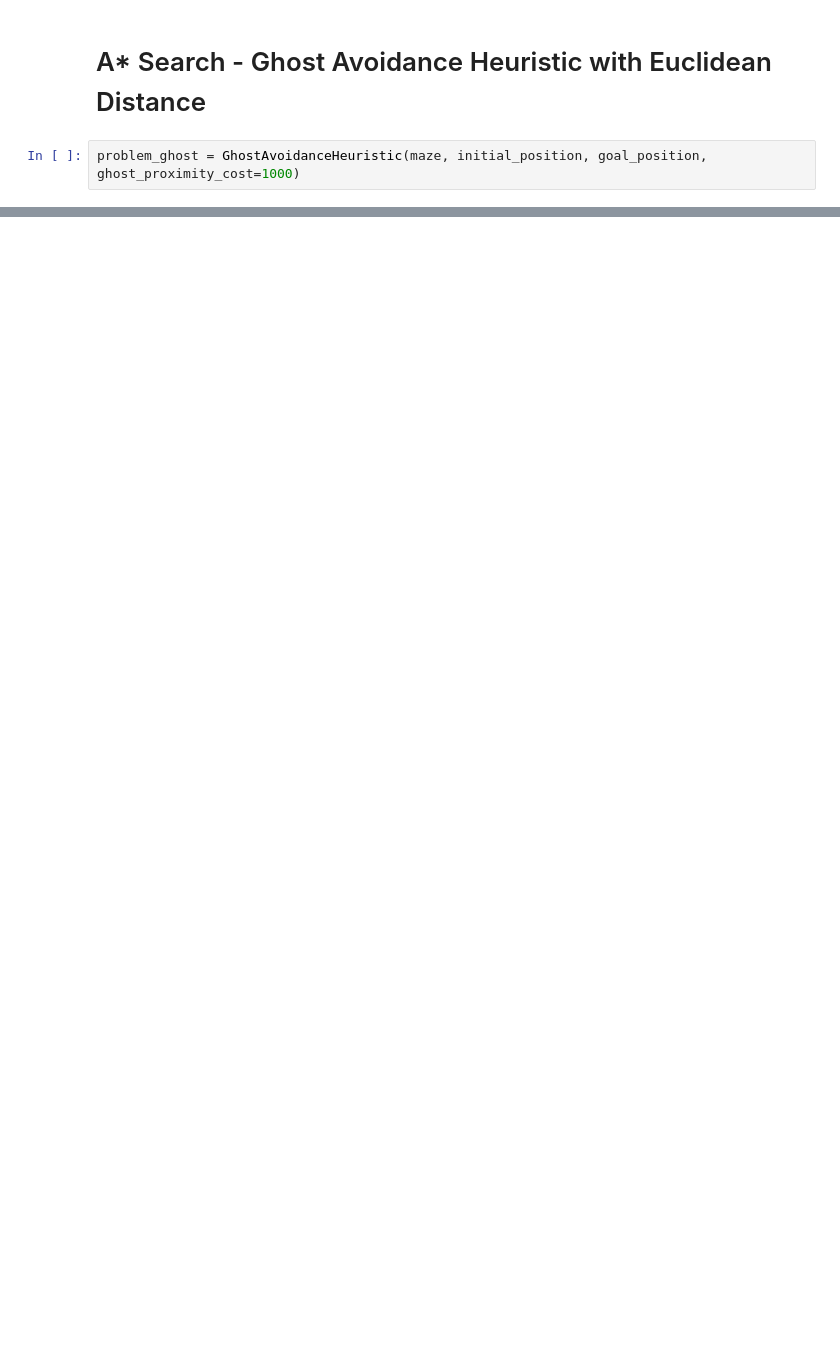
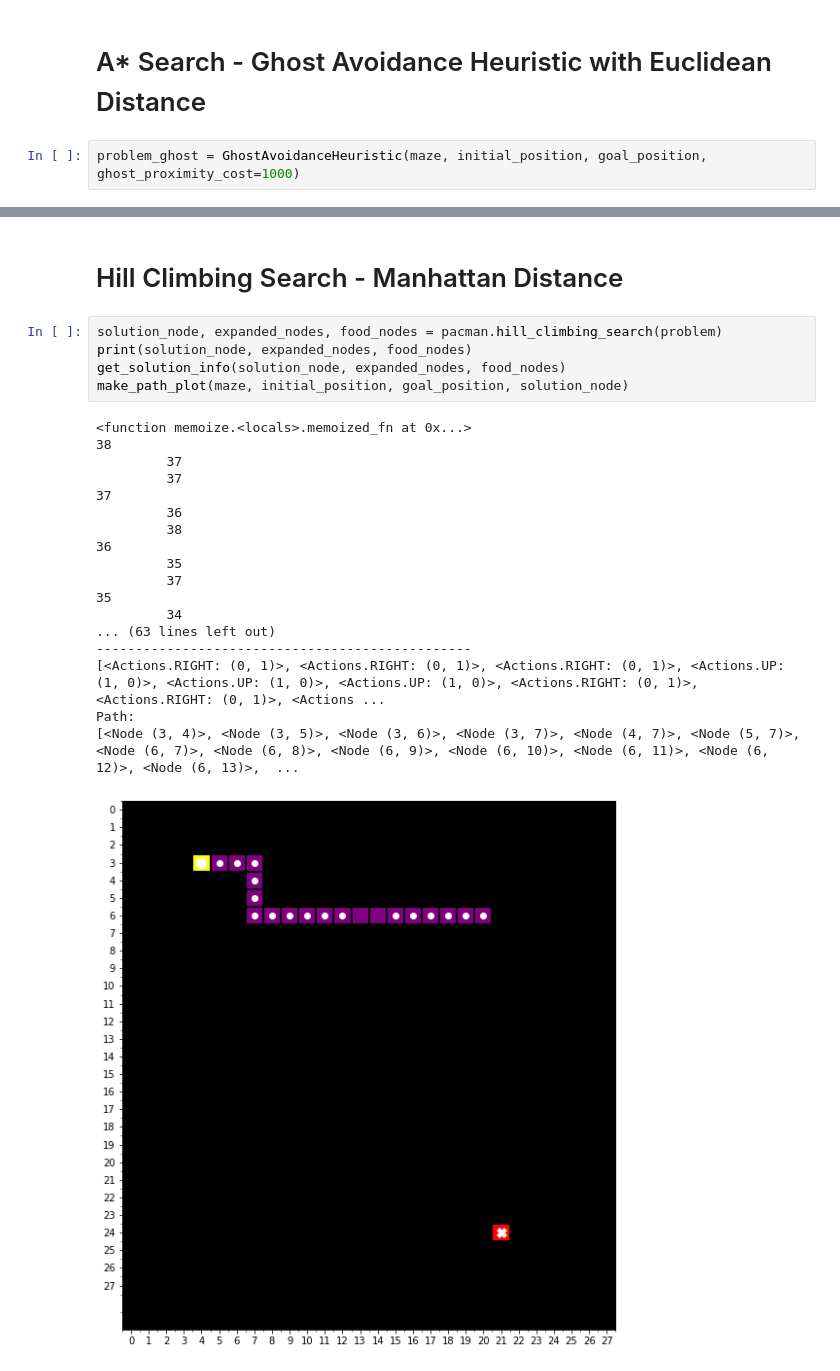
Before and after one commit to carolineap/mo416-2020s1-unicamp, a Jupyter notebook: pacman.ipynb, the cells around one changed output, grey strips where cells are left out. Saved outputs shown, nothing was run; the diff lists cells and outputs as text; blank space fills up the shorter version.

Commit message:
Add hill climbing local search algorithm

```diff
--- a/pacman.ipynb
+++ b/pacman.ipynb
@@ -139,0 +229,26 @@ make_path_plot(maze, initial_position, goal_position, solution_node)
+# %% [markdown]
+# Hill Climbing Search - Manhattan Distance
+# %%
+solution_node, expanded_nodes, food_nodes = pacman.hill_climbing_search(problem)
+print(solution_node, expanded_nodes, food_nodes)
+get_solution_info(solution_node, expanded_nodes, food_nodes)
+make_path_plot(maze, initial_position, goal_position, solution_node)
+# %% [output]
+<function memoize.<locals>.memoized_fn at 0x...>
+38
+         37
+         37
+37
+         36
+         38
+36
+         35
+         37
+35
+         34
+... (63 lines left out)
+------------------------------------------------
+[<Actions.RIGHT: (0, 1)>, <Actions.RIGHT: (0, 1)>, <Actions.RIGHT: (0, 1)>, <Actions.UP: (1, 0)>, <Actions.UP: (1, 0)>, <Actions.UP: (1, 0)>, <Actions.RIGHT: (0, 1)>, <Actions.RIGHT: (0, 1)>, <Actions ...
+Path:
+[<Node (3, 4)>, <Node (3, 5)>, <Node (3, 6)>, <Node (3, 7)>, <Node (4, 7)>, <Node (5, 7)>, <Node (6, 7)>, <Node (6, 8)>, <Node (6, 9)>, <Node (6, 10)>, <Node (6, 11)>, <Node (6, 12)>, <Node (6, 13)>,  ...
+[figure, added]
```
Also changed, not shown: parts of 10 cells of this notebook, 2 other files.
